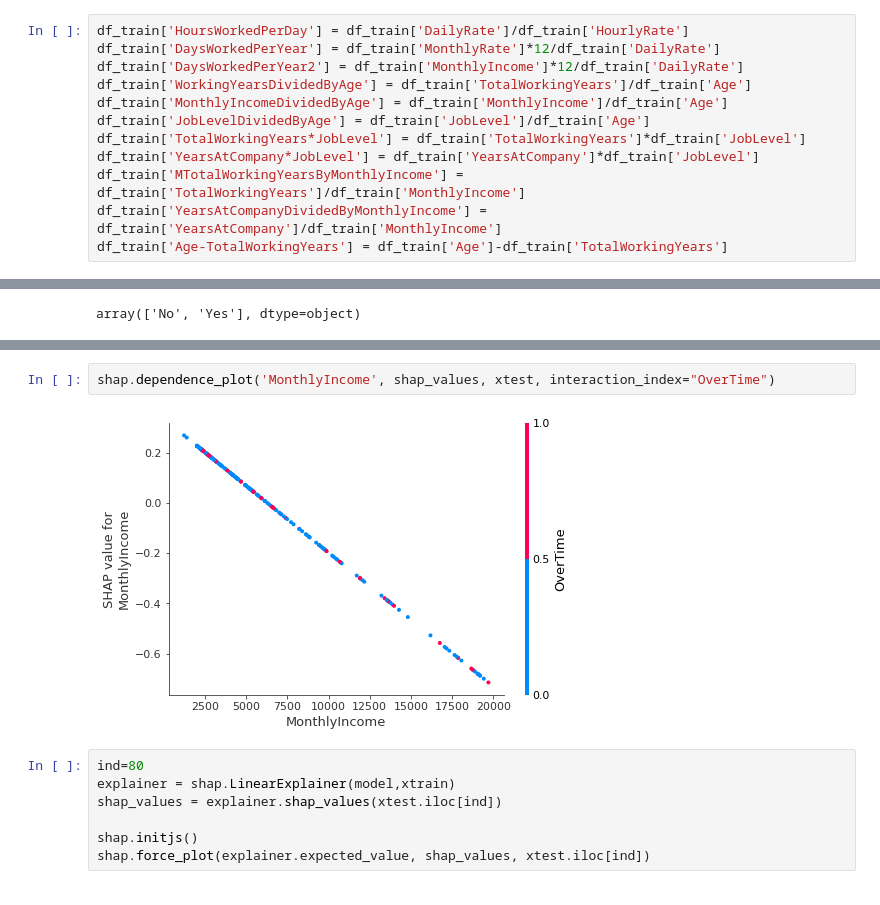
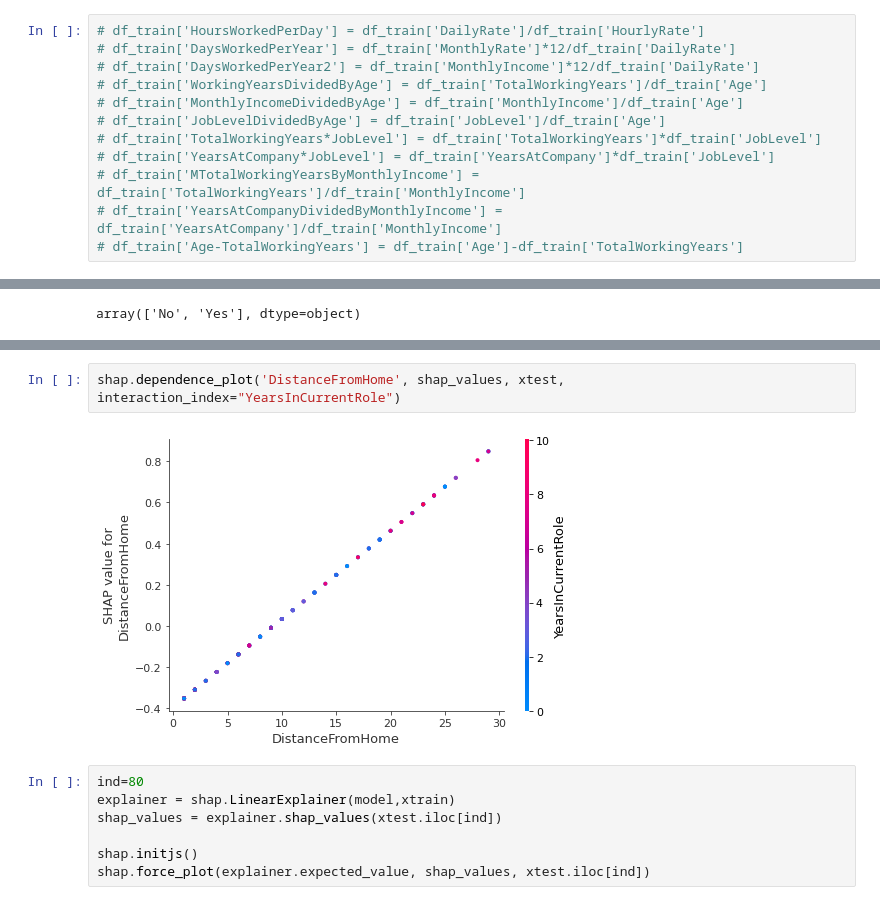
Before and after one commit to KevinB-a/turn_over_at_work, a Jupyter notebook: notebook/LogisticRegression.ipynb, the cells around one changed output, grey strips where cells are left out. Drawn from its saved outputs; the diff is of its cells as text.

```diff
--- a/notebook/LogisticRegression.ipynb
+++ b/notebook/LogisticRegression.ipynb
@@ -57,15 +59,15 @@ Hourly Rate = (Daily Rate) / Total working hours in a day (interpreté)
 
 PercentSalaryHike : Hausse de salaire
 # %%
-df_train['HoursWorkedPerDay'] = df_train['DailyRate']/df_train['HourlyRate']
-df_train['DaysWorkedPerYear'] = df_train['MonthlyRate']*12/df_train['DailyRate']
-df_train['DaysWorkedPerYear2'] = df_train['MonthlyIncome']*12/df_train['DailyRate']
-df_train['WorkingYearsDividedByAge'] = df_train['TotalWorkingYears']/df_train['Age']
-df_train['MonthlyIncomeDividedByAge'] = df_train['MonthlyIncome']/df_train['Age']
-df_train['JobLevelDividedByAge'] = df_train['JobLevel']/df_train['Age']
-df_train['TotalWorkingYears*JobLevel'] = df_train['TotalWorkingYears']*df_train['JobLevel']
-df_train['YearsAtCompany*JobLevel'] = df_train['YearsAtCompany']*df_train['JobLevel']
-df_train['MTotalWorkingYearsByMonthlyIncome'] = df_train['TotalWorkingYears']/df_train['MonthlyIncome']
-df_train['YearsAtCompanyDividedByMonthlyIncome'] = df_train['YearsAtCompany']/df_train['MonthlyIncome']
-df_train['Age-TotalWorkingYears'] = df_train['Age']-df_train['TotalWorkingYears']
+# df_train['HoursWorkedPerDay'] = df_train['DailyRate']/df_train['HourlyRate']
+# df_train['DaysWorkedPerYear'] = df_train['MonthlyRate']*12/df_train['DailyRate']
+# df_train['DaysWorkedPerYear2'] = df_train['MonthlyIncome']*12/df_train['DailyRate']
+# df_train['WorkingYearsDividedByAge'] = df_train['TotalWorkingYears']/df_train['Age']
+# df_train['MonthlyIncomeDividedByAge'] = df_train['MonthlyIncome']/df_train['Age']
+# df_train['JobLevelDividedByAge'] = df_train['JobLevel']/df_train['Age']
+# df_train['TotalWorkingYears*JobLevel'] = df_train['TotalWorkingYears']*df_train['JobLevel']
+# df_train['YearsAtCompany*JobLevel'] = df_train['YearsAtCompany']*df_train['JobLevel']
+# df_train['MTotalWorkingYearsByMonthlyIncome'] = df_train['TotalWorkingYears']/df_train['MonthlyIncome']
+# df_train['YearsAtCompanyDividedByMonthlyIncome'] = df_train['YearsAtCompany']/df_train['MonthlyIncome']
+# df_train['Age-TotalWorkingYears'] = df_train['Age']-df_train['TotalWorkingYears']
 # %%
@@ -472,7 +475,7 @@ shap.summary_plot(shap_values, xtest)
 # %%
-shap.dependence_plot('MonthlyIncome', shap_values, xtest, interaction_index="OverTime")
+shap.dependence_plot('DistanceFromHome', shap_values, xtest, interaction_index="YearsInCurrentRole")
 # %% [output]
-[figure, old version]
+[figure, new version]
 # %%
 ind=80
 explainer = shap.LinearExplainer(model,xtrain)
```
Also changed, not shown: parts of 36 cells of this notebook, 1 other file.
